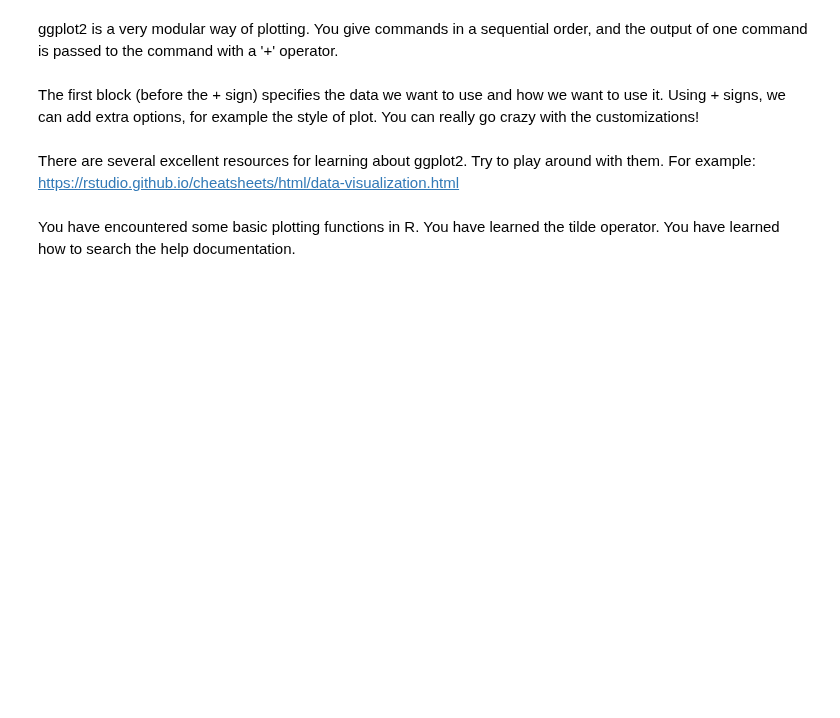
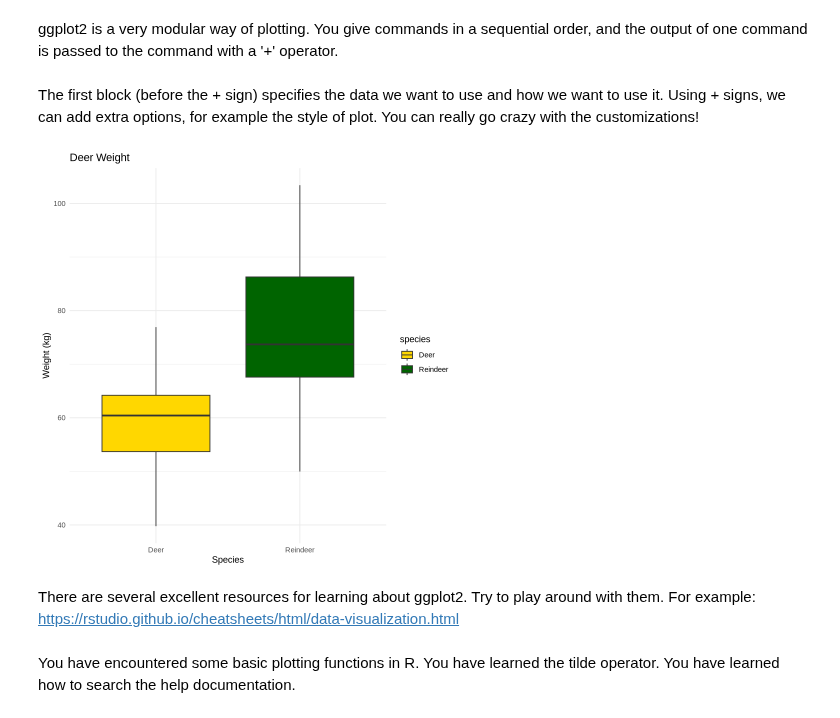
Before and after one commit to Skalle9802/CDS-SEM1, a Jupyter notebook: exercises/exercise 4/stats_1_empty.ipynb, the cells around one changed output. Drawn from its saved outputs; the diff is of its cells as text; code cells hidden in the pictures; blank space fills up the shorter version.

```diff
--- a/exercises/exercise 4/stats_1_empty.ipynb
+++ b/exercises/exercise 4/stats_1_empty.ipynb
@@ -68,6 +180,19 @@ A lot of the R community uses a package called ggplot2 to plot. It is very well-
 ggplot2 is a very modular way of plotting. You give commands in a sequential order, and the output of one command is passed to the command with a '+' operator.
 # %% [markdown]
 The first block (before the + sign) specifies the data we want to use and how we want to use it. Using + signs, we can add extra options, for example the style of plot. You can really go crazy with the customizations!
+# %%
+ggplot(deerstudy,
+       aes(x = species,
+           y = weight,
+          fill = species)) +
+    geom_boxplot() +
+    scale_fill_manual(values = c("gold", "darkgreen")) +
+    labs(title = "Deer Weight",
+        x = "Species",
+        y = "Weight (kg)") +
+    theme_minimal()
+# %% [output]
+[figure, added]
 # %% [markdown]
 There are several excellent resources for learning about ggplot2. Try to play around with them. For example: https://rstudio.github.io/cheatsheets/html/data-visualization.html
 # %% [markdown]
```
Also changed, not shown: parts of 45 cells of this notebook, 9 other files.
